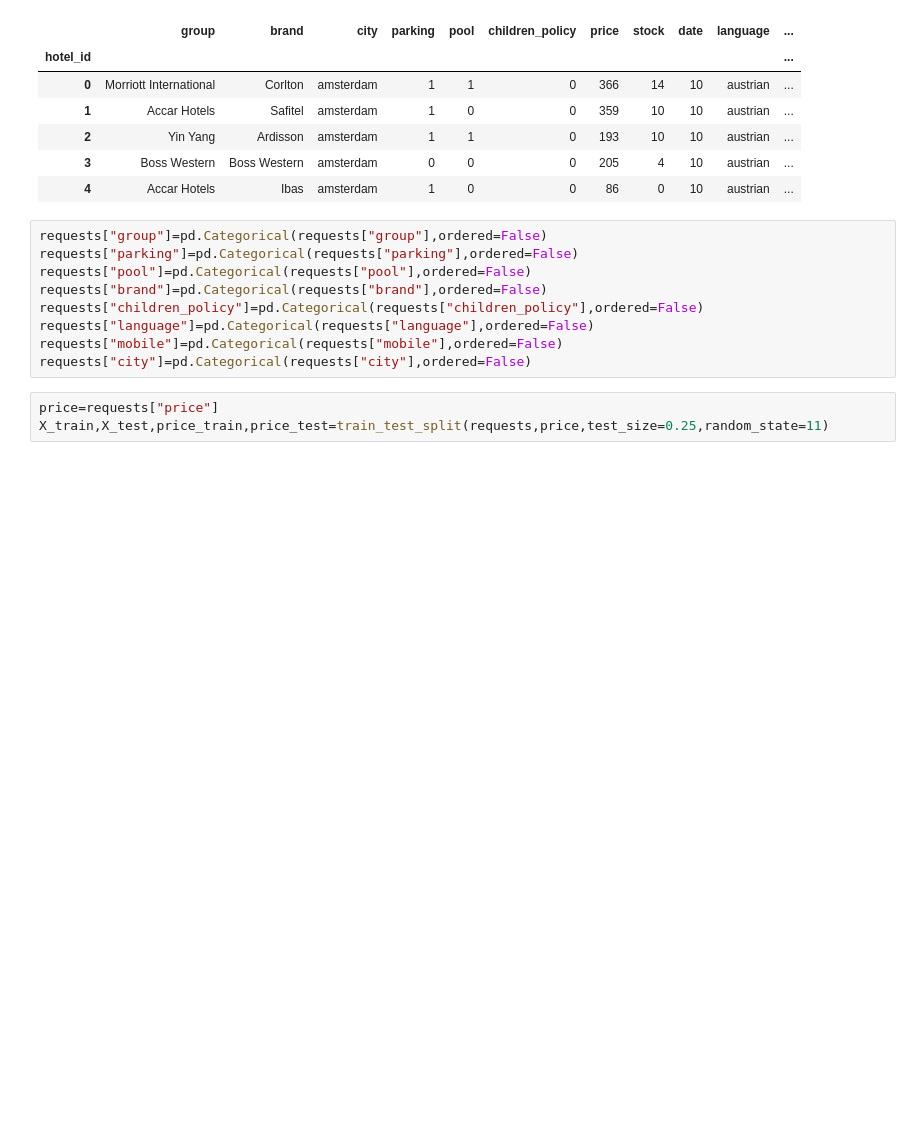
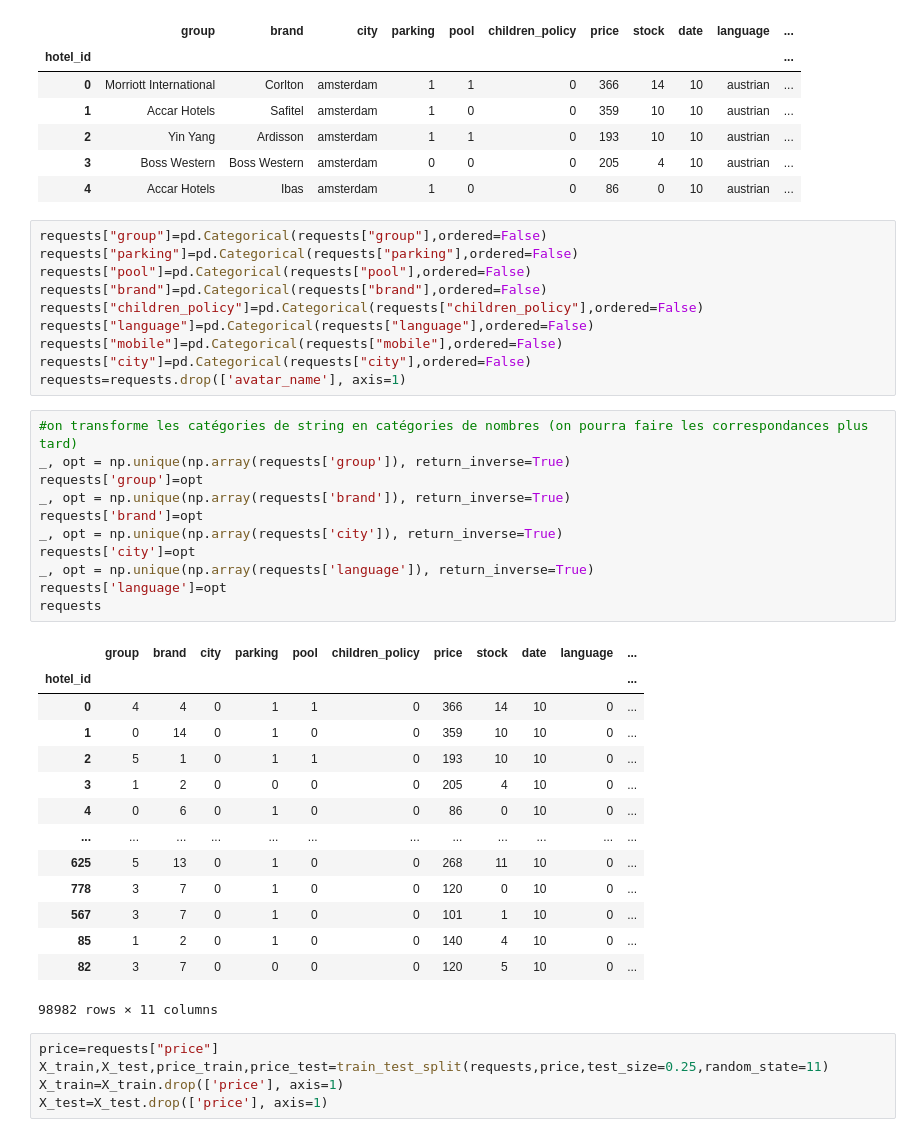
Before and after one commit to njulia1/Defi-IA-2023, a Jupyter notebook: Random Forest .ipynb, the cells around one changed output. Saved outputs shown, nothing was run; the diff lists cells and outputs as text; blank space fills up the shorter version.

```diff
--- a/Random Forest .ipynb
+++ b/Random Forest .ipynb
@@ -38,9 +38,38 @@ requests["children_policy"]=pd.Categorical(requests["children_policy"],ordered=F
 requests["language"]=pd.Categorical(requests["language"],ordered=False)
 requests["mobile"]=pd.Categorical(requests["mobile"],ordered=False)
 requests["city"]=pd.Categorical(requests["city"],ordered=False)
+requests=requests.drop(['avatar_name'], axis=1)
+# %%
+#on transforme les catégories de string en catégories de nombres (on pourra faire les correspondances plus tard)
+_, opt = np.unique(np.array(requests['group']), return_inverse=True)
+requests['group']=opt
+_, opt = np.unique(np.array(requests['brand']), return_inverse=True)
+requests['brand']=opt
+_, opt = np.unique(np.array(requests['city']), return_inverse=True)
+requests['city']=opt
+_, opt = np.unique(np.array(requests['language']), return_inverse=True)
+requests['language']=opt
+requests
+# %% [output]
+|  | group | brand | city | parking | pool | children_policy | price | stock | date | language | ... |
+| hotel_id |  |  |  |  |  |  |  |  |  |  | ... |
+| 0 | 4 | 4 | 0 | 1 | 1 | 0 | 366 | 14 | 10 | 0 | ... |
+| 1 | 0 | 14 | 0 | 1 | 0 | 0 | 359 | 10 | 10 | 0 | ... |
+| 2 | 5 | 1 | 0 | 1 | 1 | 0 | 193 | 10 | 10 | 0 | ... |
+| 3 | 1 | 2 | 0 | 0 | 0 | 0 | 205 | 4 | 10 | 0 | ... |
+| 4 | 0 | 6 | 0 | 1 | 0 | 0 | 86 | 0 | 10 | 0 | ... |
+| ... | ... | ... | ... | ... | ... | ... | ... | ... | ... | ... | ... |
+| 625 | 5 | 13 | 0 | 1 | 0 | 0 | 268 | 11 | 10 | 0 | ... |
+| 778 | 3 | 7 | 0 | 1 | 0 | 0 | 120 | 0 | 10 | 0 | ... |
+| 567 | 3 | 7 | 0 | 1 | 0 | 0 | 101 | 1 | 10 | 0 | ... |
+| 85 | 1 | 2 | 0 | 1 | 0 | 0 | 140 | 4 | 10 | 0 | ... |
+| 82 | 3 | 7 | 0 | 0 | 0 | 0 | 120 | 5 | 10 | 0 | ... |
+98982 rows × 11 columns
 # %%
 price=requests["price"]
 X_train,X_test,price_train,price_test=train_test_split(requests,price,test_size=0.25,random_state=11)
+X_train=X_train.drop(['price'], axis=1)
+X_test=X_test.drop(['price'], axis=1)
 # %%
 X_train.head()
 #X_test.head()
```
Also changed, not shown: parts of 8 cells of this notebook.
